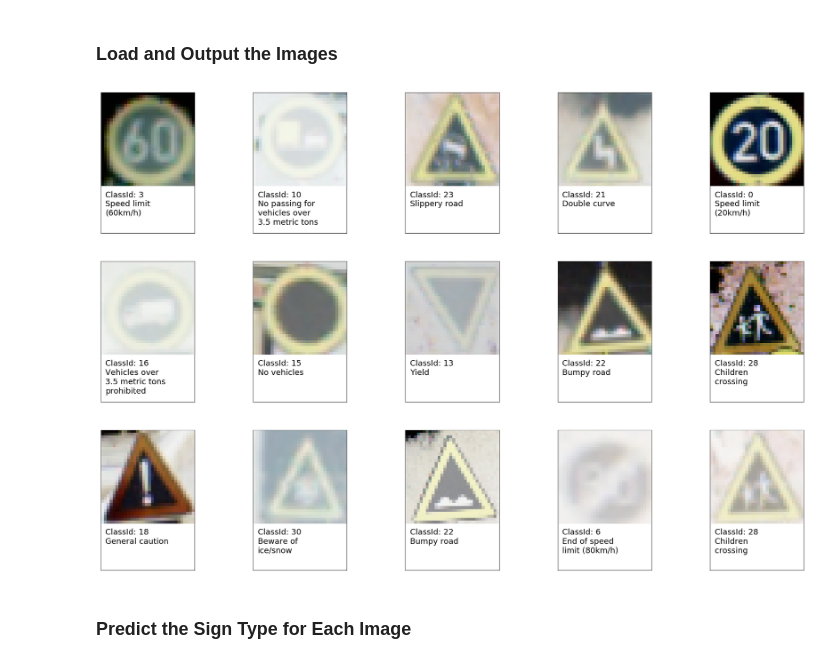
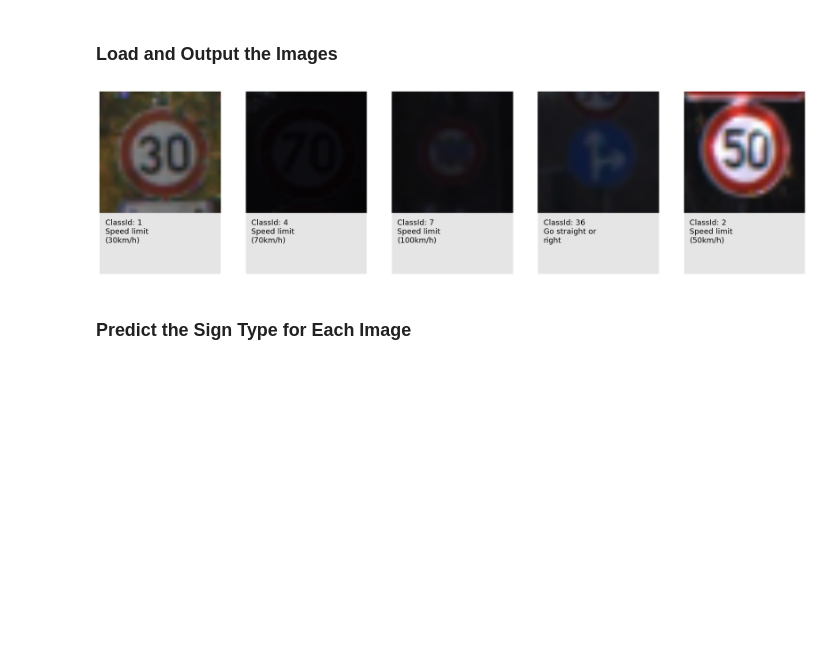
Before and after one commit to rajatsharma01/CarND-Traffic-Sign-Classifier-Project, a Jupyter notebook: Traffic_Sign_Classifier.ipynb, the cells around one changed output. Cells and saved outputs as stored; diff of their text form; code cells hidden in the pictures; blank space fills up the shorter version.

```diff
--- a/Traffic_Sign_Classifier.ipynb
+++ b/Traffic_Sign_Classifier.ipynb
@@ -343,0 +512,5 @@ sets imply underfitting. A high accuracy on the training set but low accuracy on
+# %%
+# Hyper parameters
+BATCH_SIZE = 256
+LEARN_RATE = 0.001
+EPOCHS = 50
@@ -379,30 +568,31 @@ with model_graph.as_default():
 # %%
-### Train this model now. This session should only be run once to train the model.
-### It reinitializes weights and bias with random values, previously saved weights
-### and bias will be lost
+# This session should only be run once to train the model. It reinitializes weights
+# and biases with random values, previously saved weights and biases will be lost
 from sklearn.utils import shuffle
 
-with tf.Session(graph=model_graph) as sess:
+with tf.Session(graph=model_graph, config=config) as sess:
     sess.run(tf.global_variables_initializer())
     num_examples = len(X_train)
 
-    print("Training model...")
+    fig = plt.figure(figsize=(15, 5))
+    ax = fig.add_subplot(1,1,1)
+    accuracy_list.clear()
+    print('Training model...')
     print()
+
+    #X_train_data, y_train_data = (X_train, y_train)
+    X_train_input, y_train_input = (X_train_aug, y_train_aug)
     for i in range(EPOCHS):
         # Shuffle the inputs
-        X_train, y_train = shuffle(X_train, y_train)
-        # Augment training data with different permutations
-        #X_train_aug, y_train_aug = sess.run(augment_images(input_images, input_labels, 2),
-        #                                    feed_dict={input_images:X_train, input_labels:y_train})
+        X_train_input, y_train_input = shuffle(X_train_input, y_train_input)
         for offset in range(0, num_examples, BATCH_SIZE):
-            batch_x, batch_y = X_train[offset:offset+BATCH_SIZE], y_train[offset:offset+BATCH_SIZE]
+            batch_x, batch_y = X_train_input[offset:offset+BATCH_SIZE], y_train_input[offset:offset+BATCH_SIZE]
             sess.run(training_operation, feed_dict={x:batch_x, y:batch_y, is_training:True})
 
         # Validate accuracy on validation data set
         validation_accuracy = evaluate(X_valid, y_valid)
-        print("EPOCH {}".format(i+1))
-        print("Validation accuracy = {:.3f}".format(validation_accuracy))
-        print()
+        accuracy_list.append(validation_accuracy)
+        plot_accuracy(fig, ax)
 
     # Finally save the preciously trained parameters
     try:
@@ -410,5 +600,5 @@ with tf.Session(graph=model_graph) as sess:
     except NameError:
         saver = tf.train.Saver()
     saver.save(sess, save_path="./lenet")
-    print("Model saved")
+    print("Model saved with validation accuracy: {:.3f}".format(accuracy_list[-1]))
 # %% [output]
@@ -471,43 +657,43 @@ def pick_random_image():
     iminfo = content[content['Filename'] == os.path.basename(image_file)]
 
     # crop image based on annotations provided in file
-    img = cv2.imread(image_file)
-    img = img[int(iminfo['Roi.Y1']):int(iminfo['Roi.Y2']),
-              int(iminfo['Roi.X1']):int(iminfo['Roi.X2']),:]
+    img = plt.imread(image_file)
+    #img = img[int(iminfo['Roi.Y1']):int(iminfo['Roi.Y2']),
+    #          int(iminfo['Roi.X1']):int(iminfo['Roi.X2']),:]
     img = cv2.resize(img, dsize=(32,32))
 
     return (img, iminfo['ClassId'])
 
 def show_images(x_images, y_classes, **kwargs):
     fig = plt.figure(figsize=(30,20))
     assert(x_images.shape[0] == y_classes.shape[0])
     n_col = 5
     n_row = (x_images.shape[0] + n_col - 1) // n_col
     for i in range(x_images.shape[0]):
         plt.subplot(n_row, n_col, i+1)
         plt.xticks([])
         plt.yticks([])
         sign = signmap.iloc[y_classes[i]]
         plt.axis([0, 10, 0, 15])
         plt.imshow(x_images[i], extent=[0, 10, 5, 15])
         imgtxt = "ClassId: " + str(sign['ClassId']) + "\n" + "\n".join(wrap(sign['SignName'], 15))
         plt.text(0.5, 4.5, imgtxt, ha="left", va="top", fontsize=18)
         if 'y_correct' in kwargs:
             y_correct = kwargs['y_correct']
             icon = None
             if y_classes[i] == y_correct[i]:
                 icon = plt.imread('./WrightIcon.png')
             else:
                 icon = plt.imread('./WrongIcon.png')
             plt.imshow(icon, extent=[8,10,0,2])
 
-n_images = 15
-X_gtsrb_test, y_gtsrb_test = (np.empty((n_images, 32, 32, 3)), np.empty(n_images, dtype=np.int32))
+n_images = 5
+X_gtsrb_test, y_gtsrb_test = (np.empty((n_images, 32, 32, 3), dtype=np.uint8), np.empty(n_images, dtype=np.int32))
 for i in range(n_images):
     X_gtsrb_test[i], y_gtsrb_test[i] = pick_random_image()
 show_images(X_gtsrb_test, y_gtsrb_test)
 # %% [output]
-[figure, old version]
+[figure, new version]
 # %% [markdown]
 ### Predict the Sign Type for Each Image
 # %%
```
Also changed, not shown: parts of 39 cells of this notebook, 1 other file.
